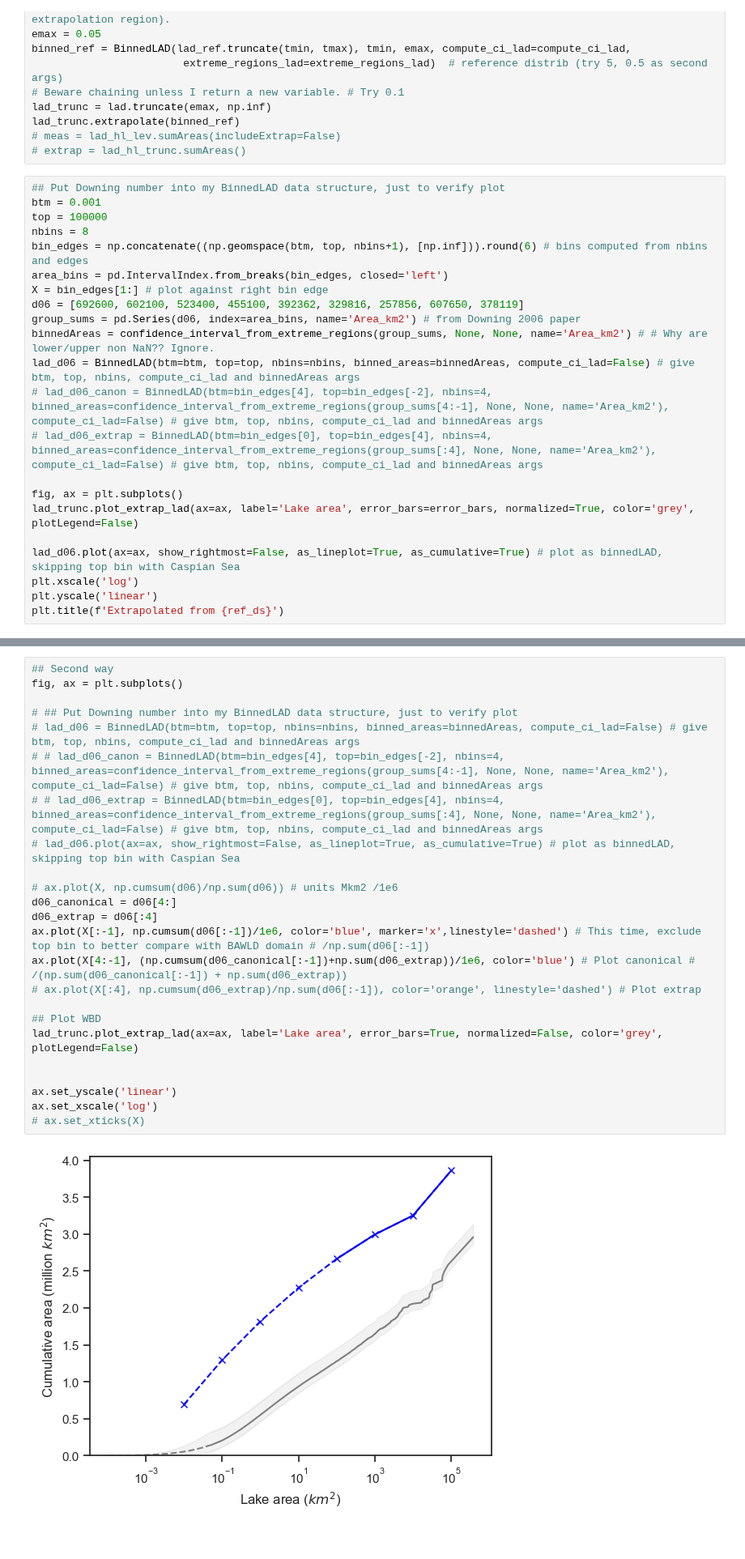
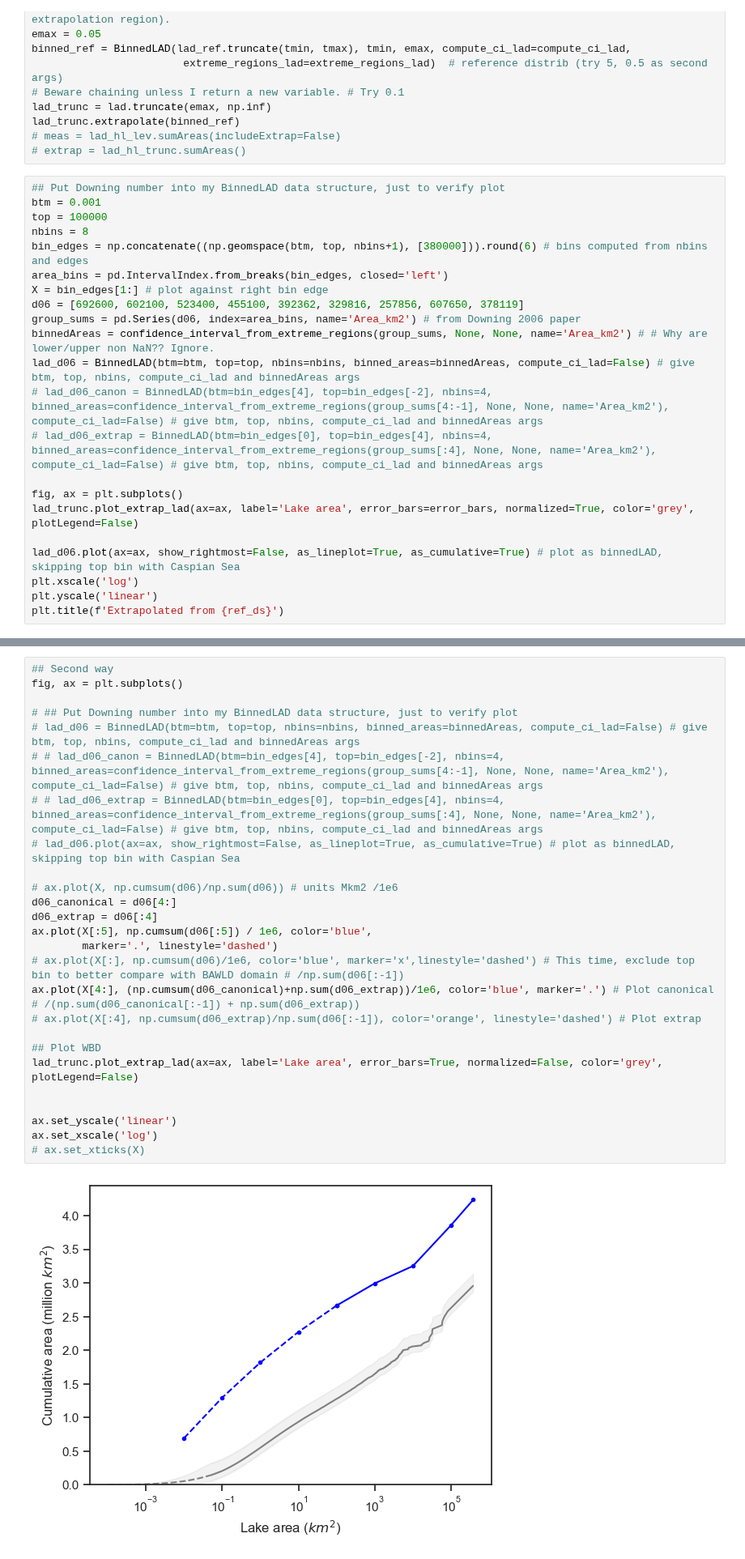
Before and after one commit to ekcomputer/lake-area, a Jupyter notebook: notebooks/global_plots.ipynb, the cells around one changed output, grey strips where cells are left out. Shown at 81% size. Drawn from its saved outputs; the diff is of its cells as text.

Commit message:
Fixed global plots by showing last point, prior to AGU talk.

```diff
--- a/notebooks/global_plots.ipynb
+++ b/notebooks/global_plots.ipynb
@@ -220,7 +204,7 @@ lad_trunc.extrapolate(binned_ref)
 btm = 0.001
 top = 100000
 nbins = 8
-bin_edges = np.concatenate((np.geomspace(btm, top, nbins+1), [np.inf])).round(6) # bins computed from nbins and edges
+bin_edges = np.concatenate((np.geomspace(btm, top, nbins+1), [380000])).round(6) # bins computed from nbins and edges
 area_bins = pd.IntervalIndex.from_breaks(bin_edges, closed='left')
 X = bin_edges[1:] # plot against right bin edge
 d06 = [692600, 602100, 523400, 455100, 392362, 329816, 257856, 607650, 378119]
@@ -259,29 +243,31 @@ Name: Area_km2, Length: 300, dtype: float64
 # %%
 ## Second way
 fig, ax = plt.subplots()
 
 # ## Put Downing number into my BinnedLAD data structure, just to verify plot
 # lad_d06 = BinnedLAD(btm=btm, top=top, nbins=nbins, binned_areas=binnedAreas, compute_ci_lad=False) # give btm, top, nbins, compute_ci_lad and binnedAreas args
 # # lad_d06_canon = BinnedLAD(btm=bin_edges[4], top=bin_edges[-2], nbins=4, binned_areas=confidence_interval_from_extreme_regions(group_sums[4:-1], None, None, name='Area_km2'), compute_ci_lad=False) # give btm, top, nbins, compute_ci_lad and binnedAreas args
 # # lad_d06_extrap = BinnedLAD(btm=bin_edges[0], top=bin_edges[4], nbins=4, binned_areas=confidence_interval_from_extreme_regions(group_sums[:4], None, None, name='Area_km2'), compute_ci_lad=False) # give btm, top, nbins, compute_ci_lad and binnedAreas args
 # lad_d06.plot(ax=ax, show_rightmost=False, as_lineplot=True, as_cumulative=True) # plot as binnedLAD, skipping top bin with Caspian Sea
 
 # ax.plot(X, np.cumsum(d06)/np.sum(d06)) # units Mkm2 /1e6
 d06_canonical = d06[4:]
 d06_extrap = d06[:4]
-ax.plot(X[:-1], np.cumsum(d06[:-1])/1e6, color='blue', marker='x',linestyle='dashed') # This time, exclude top bin to better compare with BAWLD domain # /np.sum(d06[:-1])
-ax.plot(X[4:-1], (np.cumsum(d06_canonical[:-1])+np.sum(d06_extrap))/1e6, color='blue') # Plot canonical # /(np.sum(d06_canonical[:-1]) + np.sum(d06_extrap))
+ax.plot(X[:5], np.cumsum(d06[:5]) / 1e6, color='blue',
+        marker='.', linestyle='dashed')
+# ax.plot(X[:], np.cumsum(d06)/1e6, color='blue', marker='x',linestyle='dashed') # This time, exclude top bin to better compare with BAWLD domain # /np.sum(d06[:-1])
+ax.plot(X[4:], (np.cumsum(d06_canonical)+np.sum(d06_extrap))/1e6, color='blue', marker='.') # Plot canonical # /(np.sum(d06_canonical[:-1]) + np.sum(d06_extrap))
 # ax.plot(X[:4], np.cumsum(d06_extrap)/np.sum(d06[:-1]), color='orange', linestyle='dashed') # Plot extrap
 
 ## Plot WBD
 lad_trunc.plot_extrap_lad(ax=ax, label='Lake area', error_bars=True, normalized=False, color='grey', plotLegend=False)
 
 
 ax.set_yscale('linear')
 ax.set_xscale('log')
 # ax.set_xticks(X)
 # %% [output]
-[figure, old version]
+[figure, new version]
 # %%
 ## Bin
 log_bins_upper = [0.001, 0.01, 0.1, 1, 10, 100, 1000, 10000, 100000]
```
Also changed, not shown: parts of 5 cells of this notebook, 1 other file.
